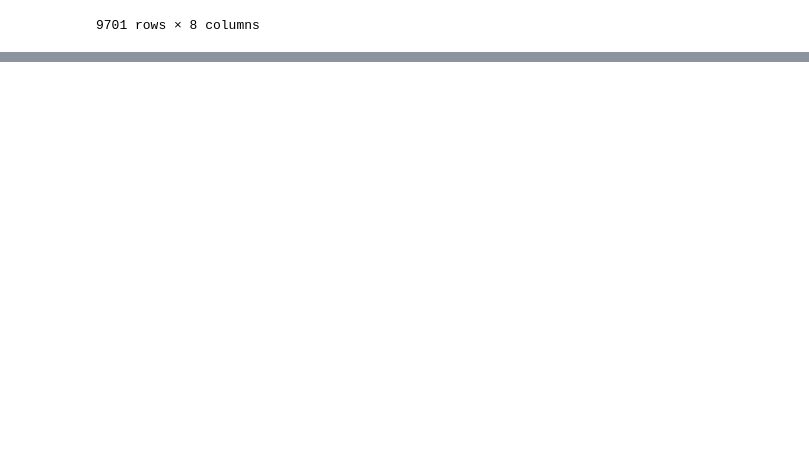
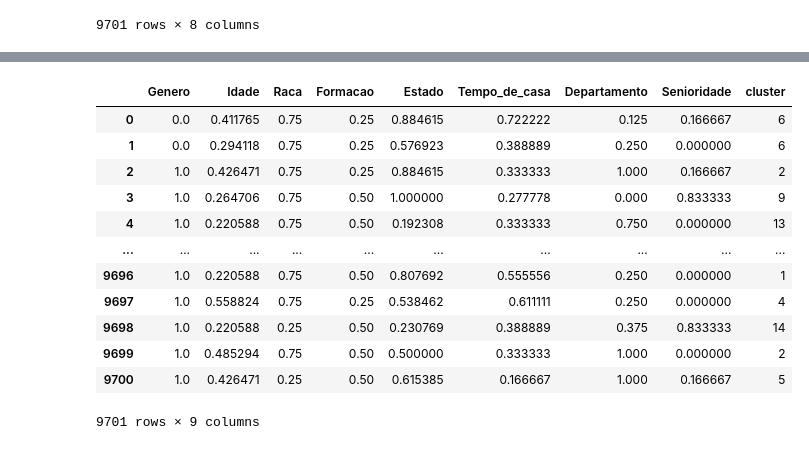
Before and after one commit to pedrolustosab/AdaHack-Dados, a Jupyter notebook: Clusterização_Modelo2.ipynb, the cells around one changed output, grey strips where cells are left out. Drawn from its saved outputs; the diff is of its cells as text; code cells hidden in the pictures; blank space fills up the shorter version.

```diff
--- a/Clusterização_Modelo2.ipynb
+++ b/Clusterização_Modelo2.ipynb
@@ -149,0 +153,24 @@ df_merged
+# %%
+# Aplicando o K-means aos dados
+kmeans = KMeans(n_clusters=15)
+kmeans.fit(X)
+
+# Adicionando os rótulos das clusters ao DataFrame original
+X['cluster'] = kmeans.labels_
+
+# Exibindo o DataFrame com as clusters
+X
+# %% [output]
+|  | Genero | Idade | Raca | Formacao | Estado | Tempo_de_casa | Departamento | Senioridade | cluster |
+| 0 | 0.0 | 0.411765 | 0.75 | 0.25 | 0.884615 | 0.722222 | 0.125 | 0.166667 | 6 |
+| 1 | 0.0 | 0.294118 | 0.75 | 0.25 | 0.576923 | 0.388889 | 0.250 | 0.000000 | 6 |
+| 2 | 1.0 | 0.426471 | 0.75 | 0.25 | 0.884615 | 0.333333 | 1.000 | 0.166667 | 2 |
+| 3 | 1.0 | 0.264706 | 0.75 | 0.50 | 1.000000 | 0.277778 | 0.000 | 0.833333 | 9 |
+| 4 | 1.0 | 0.220588 | 0.75 | 0.50 | 0.192308 | 0.333333 | 0.750 | 0.000000 | 13 |
+| ... | ... | ... | ... | ... | ... | ... | ... | ... | ... |
+| 9696 | 1.0 | 0.220588 | 0.75 | 0.50 | 0.807692 | 0.555556 | 0.250 | 0.000000 | 1 |
+| 9697 | 1.0 | 0.558824 | 0.75 | 0.25 | 0.538462 | 0.611111 | 0.250 | 0.000000 | 4 |
+| 9698 | 1.0 | 0.220588 | 0.25 | 0.50 | 0.230769 | 0.388889 | 0.375 | 0.833333 | 14 |
+| 9699 | 1.0 | 0.485294 | 0.75 | 0.50 | 0.500000 | 0.333333 | 1.000 | 0.000000 | 2 |
+| 9700 | 1.0 | 0.426471 | 0.25 | 0.50 | 0.615385 | 0.166667 | 1.000 | 0.166667 | 5 |
+9701 rows × 9 columns
```
Also changed, not shown: parts of 18 cells of this notebook, 1 other file.
